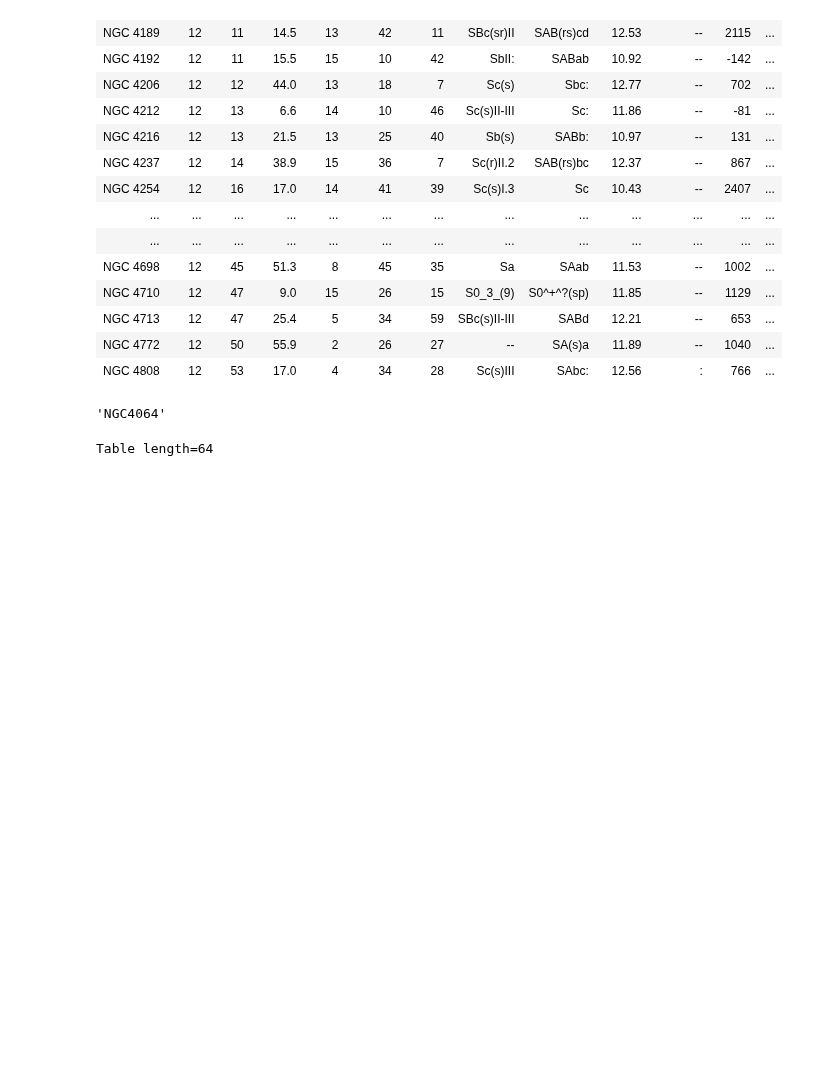
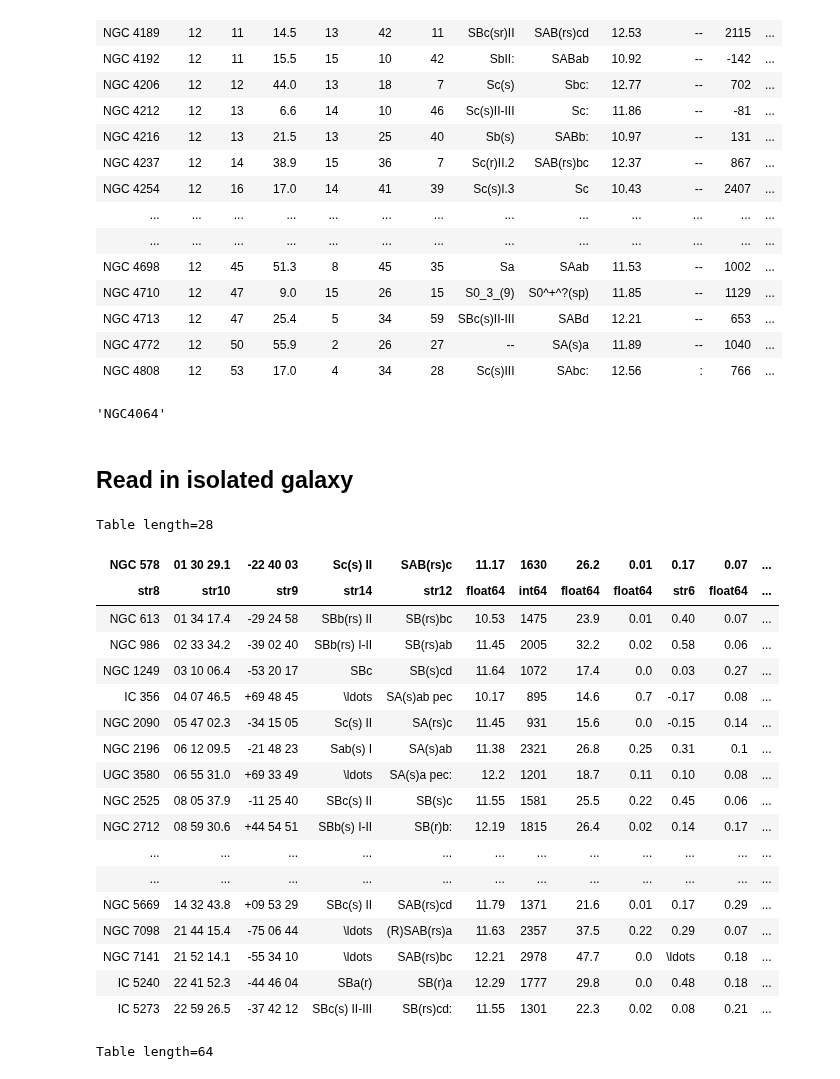
Before and after one commit to rfinn/havirgo, a Jupyter notebook: notebooks/virgo-cluster-isolated-dev.ipynb, the cells around one changed output. Cells and saved outputs as stored; diff of their text form; code cells hidden in the pictures; blank space fills up the shorter version.

```diff
--- a/notebooks/virgo-cluster-isolated-dev.ipynb
+++ b/notebooks/virgo-cluster-isolated-dev.ipynb
@@ -66,6 +66,32 @@ Table length=64
 cluster_tab['Name'][0].replace(' ','')
 # %% [output]
 'NGC4064'
+# %% [markdown]
+## Read in isolated galaxy
+# %%
+isolated_tab = ascii.read(isolated_table, format='tab')
+# %%
+isolated_tab
+# %% [output]
+Table length=28
+| NGC 578 | 01 30 29.1 | -22 40 03 | Sc(s) II | SAB(rs)c | 11.17 | 1630 | 26.2 | 0.01 | 0.17 | 0.07 | ... |
+| str8 | str10 | str9 | str14 | str12 | float64 | int64 | float64 | float64 | str6 | float64 | ... |
+| NGC 613 | 01 34 17.4 | -29 24 58 | SBb(rs) II | SB(rs)bc | 10.53 | 1475 | 23.9 | 0.01 | 0.40 | 0.07 | ... |
+| NGC 986 | 02 33 34.2 | -39 02 40 | SBb(rs) I-II | SB(rs)ab | 11.45 | 2005 | 32.2 | 0.02 | 0.58 | 0.06 | ... |
+| NGC 1249 | 03 10 06.4 | -53 20 17 | SBc | SB(s)cd | 11.64 | 1072 | 17.4 | 0.0 | 0.03 | 0.27 | ... |
+| IC 356 | 04 07 46.5 | +69 48 45 | \ldots | SA(s)ab pec | 10.17 | 895 | 14.6 | 0.7 | -0.17 | 0.08 | ... |
+| NGC 2090 | 05 47 02.3 | -34 15 05 | Sc(s) II | SA(rs)c | 11.45 | 931 | 15.6 | 0.0 | -0.15 | 0.14 | ... |
+| NGC 2196 | 06 12 09.5 | -21 48 23 | Sab(s) I | SA(s)ab | 11.38 | 2321 | 26.8 | 0.25 | 0.31 | 0.1 | ... |
+| UGC 3580 | 06 55 31.0 | +69 33 49 | \ldots | SA(s)a pec: | 12.2 | 1201 | 18.7 | 0.11 | 0.10 | 0.08 | ... |
+| NGC 2525 | 08 05 37.9 | -11 25 40 | SBc(s) II | SB(s)c | 11.55 | 1581 | 25.5 | 0.22 | 0.45 | 0.06 | ... |
+| NGC 2712 | 08 59 30.6 | +44 54 51 | SBb(s) I-II | SB(r)b: | 12.19 | 1815 | 26.4 | 0.02 | 0.14 | 0.17 | ... |
+| ... | ... | ... | ... | ... | ... | ... | ... | ... | ... | ... | ... |
+| ... | ... | ... | ... | ... | ... | ... | ... | ... | ... | ... | ... |
+| NGC 5669 | 14 32 43.8 | +09 53 29 | SBc(s) II | SAB(rs)cd | 11.79 | 1371 | 21.6 | 0.01 | 0.17 | 0.29 | ... |
+| NGC 7098 | 21 44 15.4 | -75 06 44 | \ldots | (R)SAB(rs)a | 11.63 | 2357 | 37.5 | 0.22 | 0.29 | 0.07 | ... |
+| NGC 7141 | 21 52 14.1 | -55 34 10 | \ldots | SAB(rs)bc | 12.21 | 2978 | 47.7 | 0.0 | \ldots | 0.18 | ... |
+| IC 5240 | 22 41 52.3 | -44 46 04 | SBa(r) | SB(r)a | 12.29 | 1777 | 29.8 | 0.0 | 0.48 | 0.18 | ... |
+| IC 5273 | 22 59 26.5 | -37 42 12 | SBc(s) II-III | SB(rs)cd: | 11.55 | 1301 | 22.3 | 0.02 | 0.08 | 0.21 | ... |
 # %%
 %run ~/github/havirgo/python/koopmann_update_haheaders.py
 # %%
```
